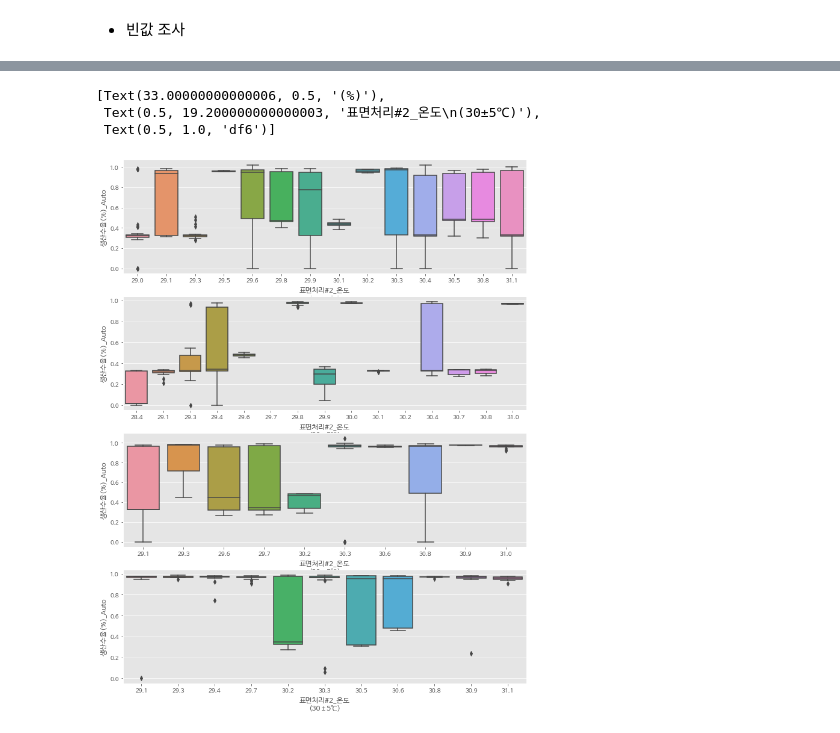
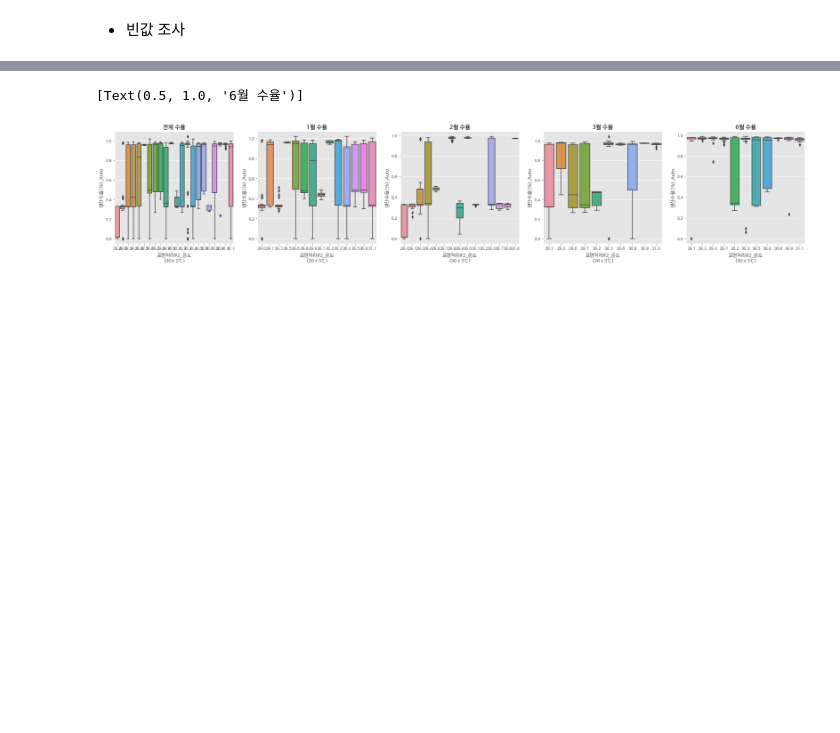
Before and after one commit to gbnam/lab, a Jupyter notebook: Cr_coating.ipynb, the cells around one changed output, grey strips where cells are left out. Drawn from its saved outputs; the diff is of its cells as text; code cells hidden in the pictures; blank space fills up the shorter version.

```diff
--- a/Cr_coating.ipynb
+++ b/Cr_coating.ipynb
@@ -212,21 +155,21 @@ ax.set(xlabel='제품spec_T', ylabel='(%)',title="df6")
 # %%
-fig, (ax1, ax2, ax3, ax4) = plt.subplots(nrows=4)
-#fig, axes = plt.subplots()
-fig.set_size_inches(12, 16)
+fig, (ax1, ax2, ax3, ax4, ax5) = plt.subplots(ncols=5)
+fig.set_size_inches(30, 5)
 
-sns.boxplot(data=df1, y="생산수율(%)_Auto",x="표면처리#2_온도\n(30±5℃)",orient="v",ax=ax1)
-ax.set(xlabel='표면처리#2_온도\n(30±5℃)', ylabel='(%)',title="df1")
+sns.boxplot(data=df_all, y="생산수율(%)_Auto",x="표면처리#2_온도\n(30±5℃)",orient="v",ax=ax1)
+ax1.set(title="전체 수율")
 
-sns.boxplot(data=df2, y="생산수율(%)_Auto",x="표면처리#2_온도\n(30±5℃)",orient="v",ax=ax2)
-ax.set(xlabel='표면처리#2_온도\n(30±5℃)', ylabel='(%)',title="df2")
+sns.boxplot(data=df1, y="생산수율(%)_Auto",x="표면처리#2_온도\n(30±5℃)",orient="v",ax=ax2)
+ax2.set(title="1월 수율")
 
-sns.boxplot(data=df3, y="생산수율(%)_Auto",x="표면처리#2_온도\n(30±5℃)",orient="v",ax=ax3)
-ax.set(xlabel='표면처리#2_온도\n(30±5℃)', ylabel='(%)',title="df3")
+sns.boxplot(data=df2, y="생산수율(%)_Auto",x="표면처리#2_온도\n(30±5℃)",orient="v",ax=ax3)
+ax3.set(title="2월 수율")
 
-sns.boxplot(data=df6, y="생산수율(%)_Auto",x="표면처리#2_온도\n(30±5℃)",orient="v",ax=ax4)
-ax.set(xlabel='표면처리#2_온도\n(30±5℃)', ylabel='(%)',title="df6")
+sns.boxplot(data=df3, y="생산수율(%)_Auto",x="표면처리#2_온도\n(30±5℃)",orient="v",ax=ax4)
+ax4.set(title="3월 수율")
+
+sns.boxplot(data=df6, y="생산수율(%)_Auto",x="표면처리#2_온도\n(30±5℃)",orient="v",ax=ax5)
+ax5.set(title="6월 수율")
 # %% [output]
-[Text(33.00000000000006, 0.5, '(%)'),
- Text(0.5, 19.200000000000003, '표면처리#2_온도\n(30±5℃)'),
- Text(0.5, 1.0, 'df6')]
+[Text(0.5, 1.0, '6월 수율')]
-[figure, old version]
+[figure, new version]
```
Also changed, not shown: parts of 32 cells of this notebook.
